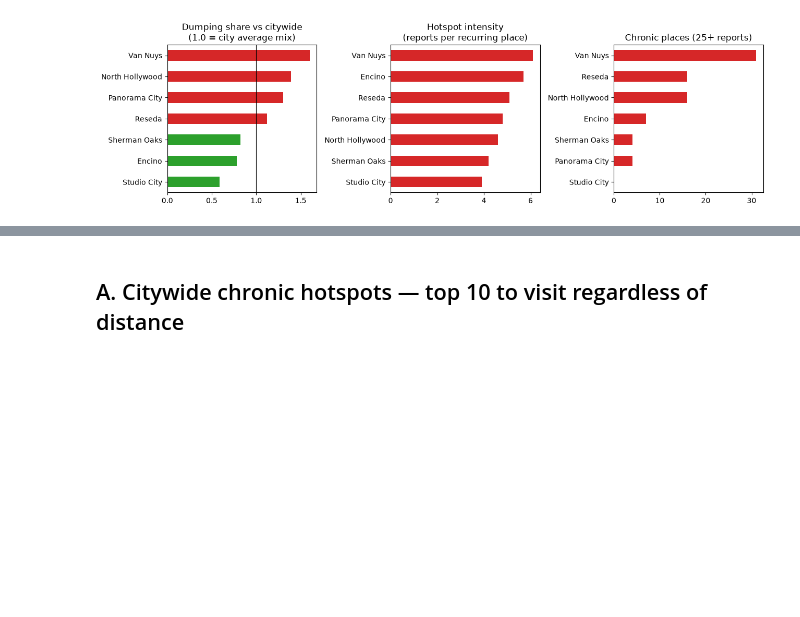
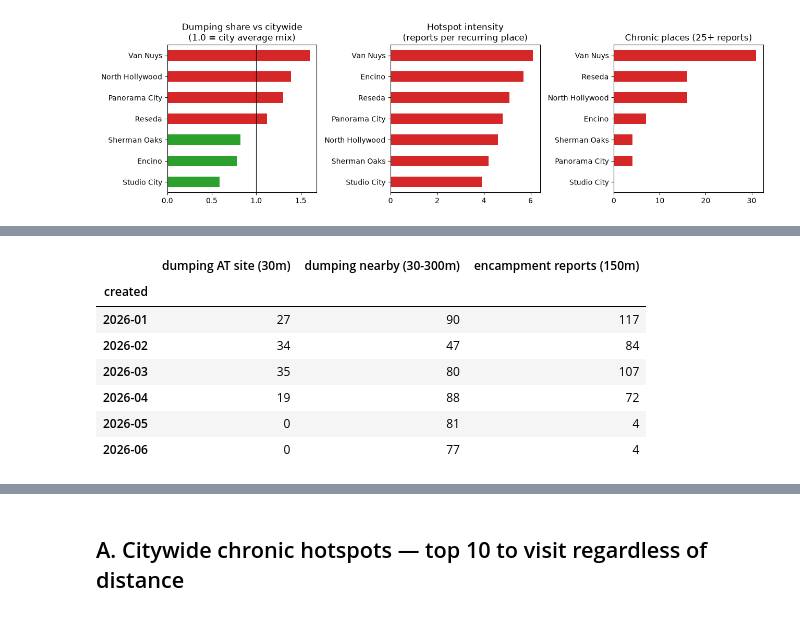
Before and after one commit to cambaughn/Observatory, a Jupyter notebook: notebooks/06_neighborhood_calibration.ipynb, the cells around one changed output, grey strips where cells are left out. Cells and saved outputs as stored; diff of their text form; code cells hidden in the pictures; blank space fills up the shorter version.

```diff
--- a/notebooks/06_neighborhood_calibration.ipynb
+++ b/notebooks/06_neighborhood_calibration.ipynb
@@ -201,0 +222,29 @@ Where intuition disagrees with any of these, that disagreement is *the finding*
+# %%
+site = g[g["Address"].fillna("").str.upper().str.contains("4TH ST AND NEW HAMPSHIRE")]
+cx, cy = site.geometry.x.mean(), site.geometry.y.mean()
+
+he = op[op["RequestType"] == "Homeless Encampment"].dropna(subset=["Latitude", "Longitude"])
+he = he[he["Latitude"].between(33.60, 34.40) & he["Longitude"].between(-118.75, -118.10)]
+gh = gpd.GeoDataFrame(he, geometry=gpd.points_from_xy(he["Longitude"], he["Latitude"]),
+                      crs="EPSG:4326").to_crs("EPSG:32611")
+
+def monthly_near(frame, radius, exclude_inner=0):
+    dist = np.hypot(frame.geometry.x - cx, frame.geometry.y - cy)
+    sub = frame[(dist > exclude_inner) & (dist <= radius)]
+    return sub["created"].dt.to_period("M").value_counts().sort_index()
+
+summary = pd.DataFrame({
+    "dumping AT site (30m)": monthly_near(g, 30),
+    "dumping nearby (30-300m)": monthly_near(g, 300, 30),
+    "encampment reports (150m)": monthly_near(gh, 150),
+}).fillna(0).astype(int)
+summary
+# %% [output]
+|  | dumping AT site (30m) | dumping nearby (30-300m) | encampment reports (150m) |
+| created |  |  |  |
+| 2026-01 | 27 | 90 | 117 |
+| 2026-02 | 34 | 47 | 84 |
+| 2026-03 | 35 | 80 | 107 |
+| 2026-04 | 19 | 88 | 72 |
+| 2026-05 | 0 | 81 | 4 |
+| 2026-06 | 0 | 77 | 4 |
```
Also changed, not shown: parts of 4 cells of this notebook, 2 other files.
